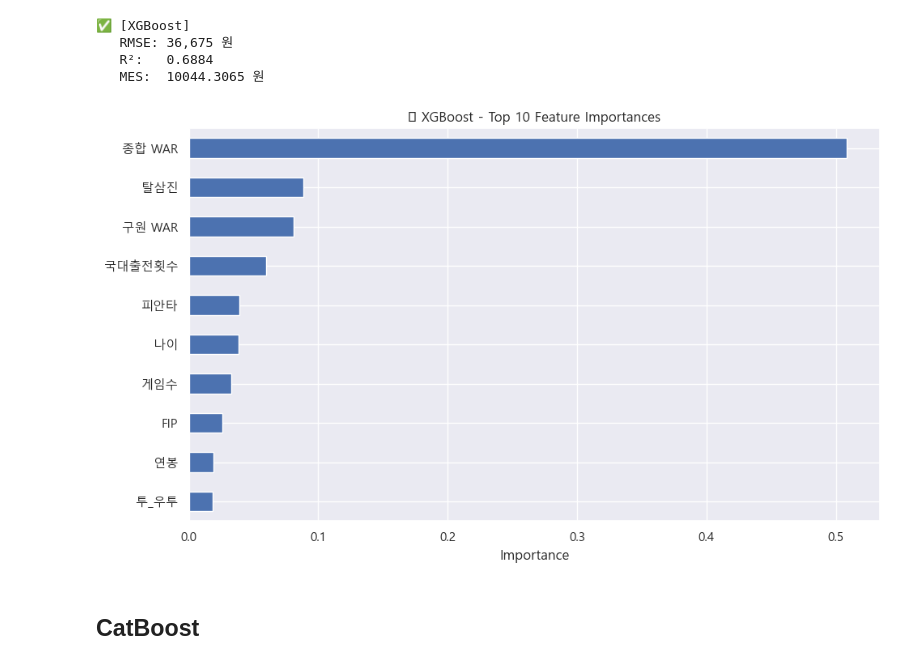
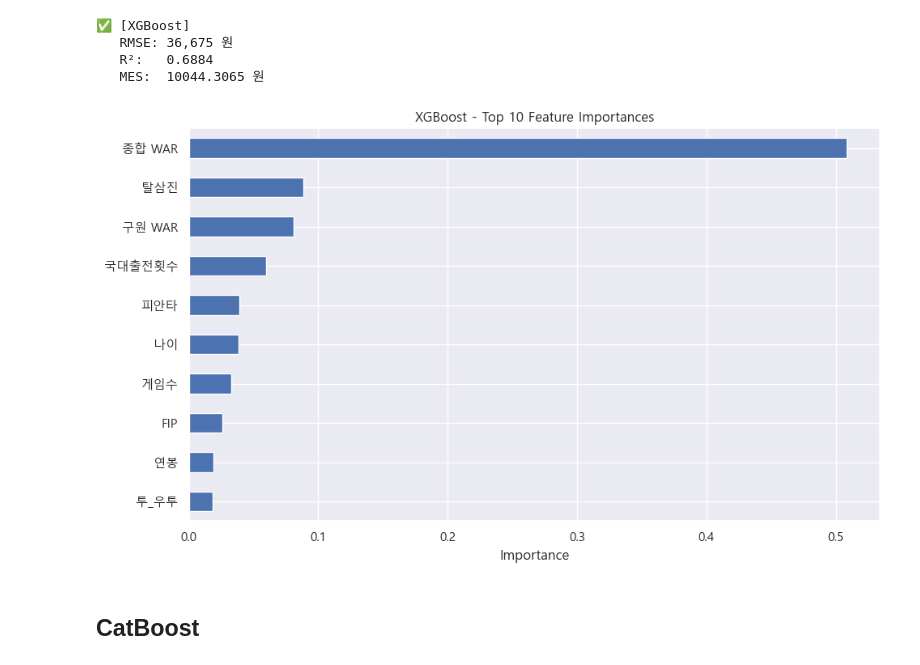
Before and after one commit to choiwj0215/datathon-team-11, a Jupyter notebook: 박상현/jupyter/FA_투수_feature importance.ipynb, the cells around one changed output. Drawn from its saved outputs; the diff is of its cells as text; code cells hidden in the pictures.

```diff
--- a/박상현/jupyter/FA_투수_feature importance.ipynb
+++ b/박상현/jupyter/FA_투수_feature importance.ipynb
@@ -268,14 +268,14 @@ print(f"   MES:  {mes_xgb:.4f} 원")
 # %%
 feat_imp_xgb = pd.Series(xgb_model.feature_importances_, index=X.columns).sort_values(ascending=False)
 
 plt.figure(figsize=(10, 6))
 feat_imp_xgb.head(10)[::-1].plot(kind='barh')
-plt.title("🎯 XGBoost - Top 10 Feature Importances")
+plt.title("XGBoost - Top 10 Feature Importances")
 plt.xlabel("Importance")
 plt.tight_layout()
 plt.show()
 # %% [output]
-[figure, old version]
+[figure, new version]
 # %% [markdown]
 ## CatBoost
 # %%
```
Also changed, not shown: 2 other files.
